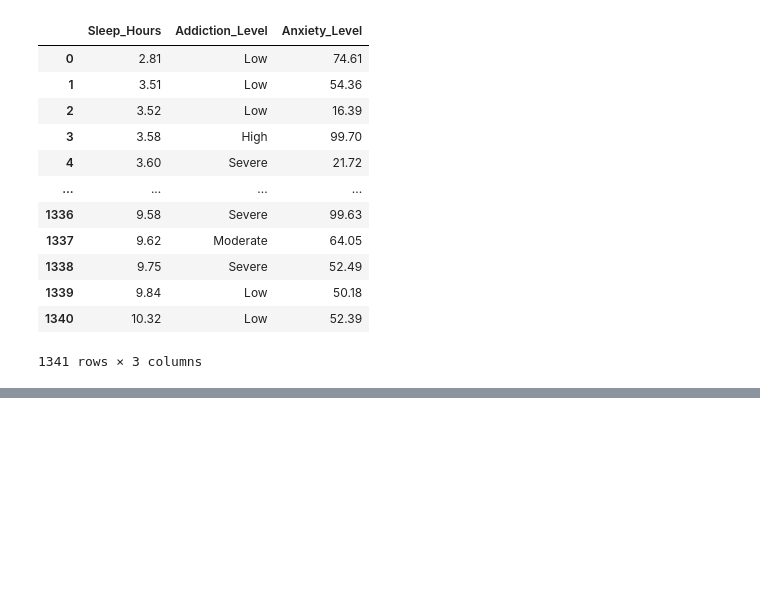
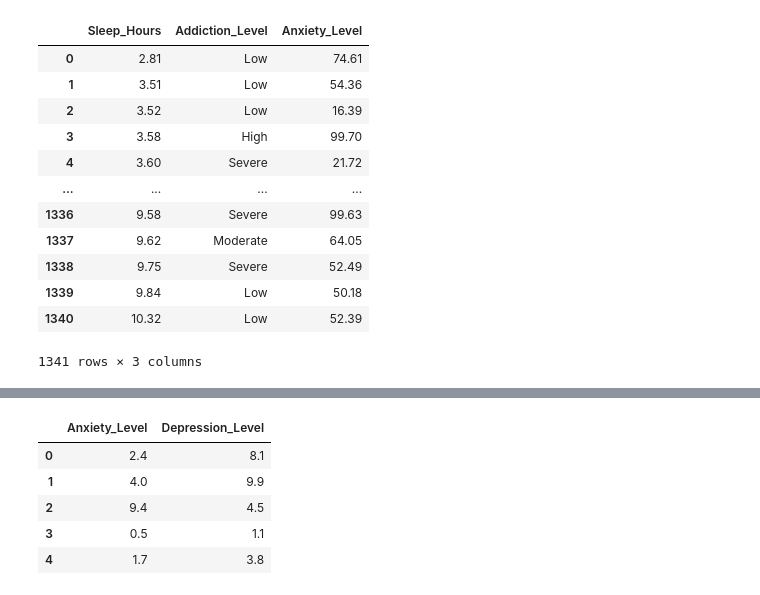
Before and after one commit to shivahari04/smartphone_addiction_analysis, a Jupyter notebook: Notebook/global_smartphone_addiction.ipynb, the cells around one changed output, grey strips where cells are left out. Saved outputs shown, nothing was run; the diff lists cells and outputs as text; code cells hidden in the pictures; blank space fills up the shorter version.

```diff
--- a/Notebook/global_smartphone_addiction.ipynb
+++ b/Notebook/global_smartphone_addiction.ipynb
@@ -208,3 +245,13 @@ df.head()
+# %%
+# Clipping the negative values to zero
+
+columns_to_clip = ['Income_USD','Daily_Usage_Hours','Phone_Unlocks_Per_Day',
+                    'Time_on_Social_Media', 'Time_on_Gaming', 'Streaming_Usage_Hours',
+                    'Messaging_Usage_Hours','Work_Related_Usage_Hours','Exercise_Hours',
+                    'Time_Spent_With_Family_Hours','Online_Shopping_Hours','Monthly_Data_Usage_GB',
+                    'Push_Notifications_Per_Day'
+                    ]
+df[columns_to_clip] = df[columns_to_clip].clip(lower=0)
 # %%
 # Average Anxiety level by Sleep Hours and Addiction level
 
@@ -226,0 +286,10 @@ avg_anxiety
+# %%
+addiction_map = {
+    'Low': 2.5,
+    'Moderate': 5.5,
+    'High': 7.5,
+    'Severe': 9.5
+}
+
+df['Addiction_Level'] = df['Addiction_Level'].map(addiction_map)
+df['Addiction_Level'].head()
@@ -226,0 +324,16 @@ avg_anxiety
+# %%
+sys.path.append("..")
+from functions import scale_to_ten
+
+
+df = scale_to_ten(df, 'Anxiety_Level')
+df = scale_to_ten(df, 'Depression_Level')
+
+df[['Anxiety_Level', 'Depression_Level']].head()
+# %% [output]
+|  | Anxiety_Level | Depression_Level |
+| 0 | 2.4 | 8.1 |
+| 1 | 4.0 | 9.9 |
+| 2 | 9.4 | 4.5 |
+| 3 | 0.5 | 1.1 |
+| 4 | 1.7 | 3.8 |
```
Also changed, not shown: parts of 8 cells of this notebook, 2 other files.
